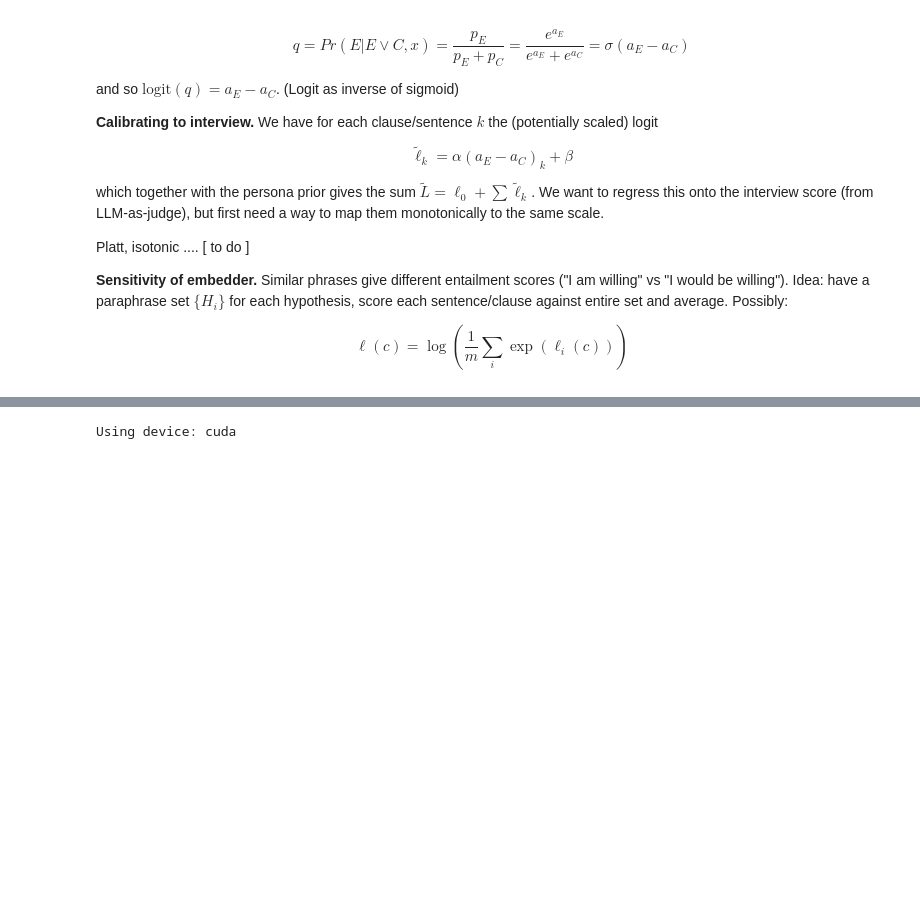
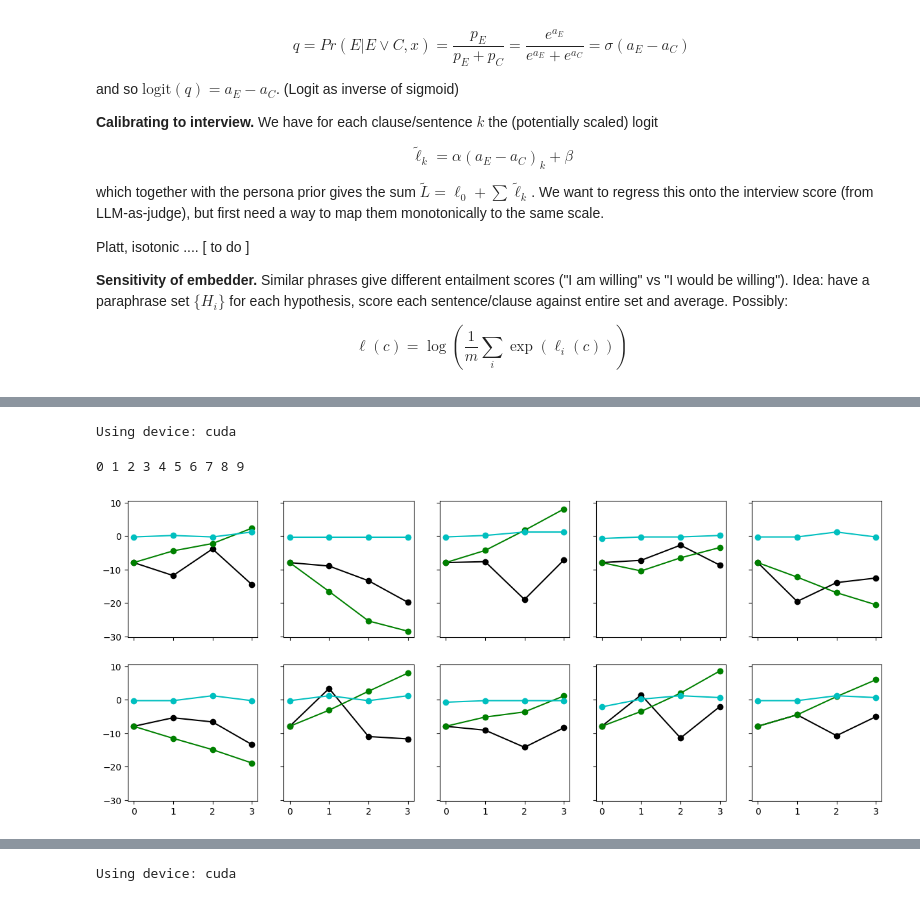
Before and after one commit to stmorse/scope2, a Jupyter notebook: notebooks/rewards.ipynb, the cells around one changed output, grey strips where cells are left out. Cells and saved outputs as stored; diff of their text form; code cells hidden in the pictures; blank space fills up the shorter version.

```diff
--- a/notebooks/rewards.ipynb
+++ b/notebooks/rewards.ipynb
@@ -137,0 +165,59 @@ class NLIWrapper:
+# %%
+scenario_name = "fender"
+LEVER = 0                   # which lever to use
+v0 = 0.5                    # valence for agent 0
+v1 = 1.0                    # valence for agent 1
+temp = 0.8                  # temperature for agent LLMs
+
+# load scenario
+with open(f"../scenarios/{scenario_name}.json", "r") as f:
+    scenario = json.load(f)
+hypothesis = scenario["base"]
+levers = scenario["levers"]
+
+# initialize agents
+valences = [v0, v1]
+agents = {i: Agent(
+    name=scenario["personas"]["names"][i],
+    order=i,
+    provider="ollama",
+    model="llama3.2:latest",
+    persona=Agent.build_persona(scenario, valences[i], i),
+    forcing=False
+) for i in range(2)}
+
+# initialize embedders
+nli_model = NLIWrapper()
+# %% [output]
+Using device: cuda
+# %%
+N_CONVOS = 10
+conversations = []
+
+for m in range(N_CONVOS):
+    print(f"{m} ", end="")
+
+    convo = []
+
+    # initialize state
+    state = ConversationState(
+        messages=[scenario["prompt"]],
+        agents=scenario["personas"]["names"],
+    )
+
+    convo.append(state)
+
+    # run full conversation
+    for turn in range(3):
+        for a in [1,0]:
+            response = agents[a].get_response(
+                state,
+                lever=levers[LEVER] if a==1 else None,
+                temperature=temp,
+            )
+            state = state.add_message(response)
+            convo.append(state)
+
+    conversations.append(convo)
+# %% [output]
+0 1 2 3 4 5 6 7 8 9
@@ -137,0 +265,20 @@ class NLIWrapper:
+# %%
+fig, axs = plt.subplots(2,5, figsize=(15,6), sharex=True, sharey=True)
+
+def sigmoid(x):
+    return 1 / (1 + np.exp(-x))
+def logit(p):
+    return np.log(p / (1-p))
+def get_ell(scores):
+    # return scores[:,0] - scores[:,2]
+    lse = np.log(np.exp(scores[:,1]) + np.exp(scores[:,2]))
+    return scores[:,0] - lse
+
+for i, ax in enumerate(axs.ravel()):
+    ax.plot(range(4), l0 + get_ell(e_scores[i]), 'ko-')
+    ax.plot(range(4), l0 + np.cumsum(get_ell(f_scores[i])), 'go-')
+    ax.plot(range(4), logit(r_scores[i][:]), 'co-')
+
+plt.show()
+# %% [output]
+[figure, added]
```
Also changed, not shown: parts of 5 cells of this notebook, 2 other files.
